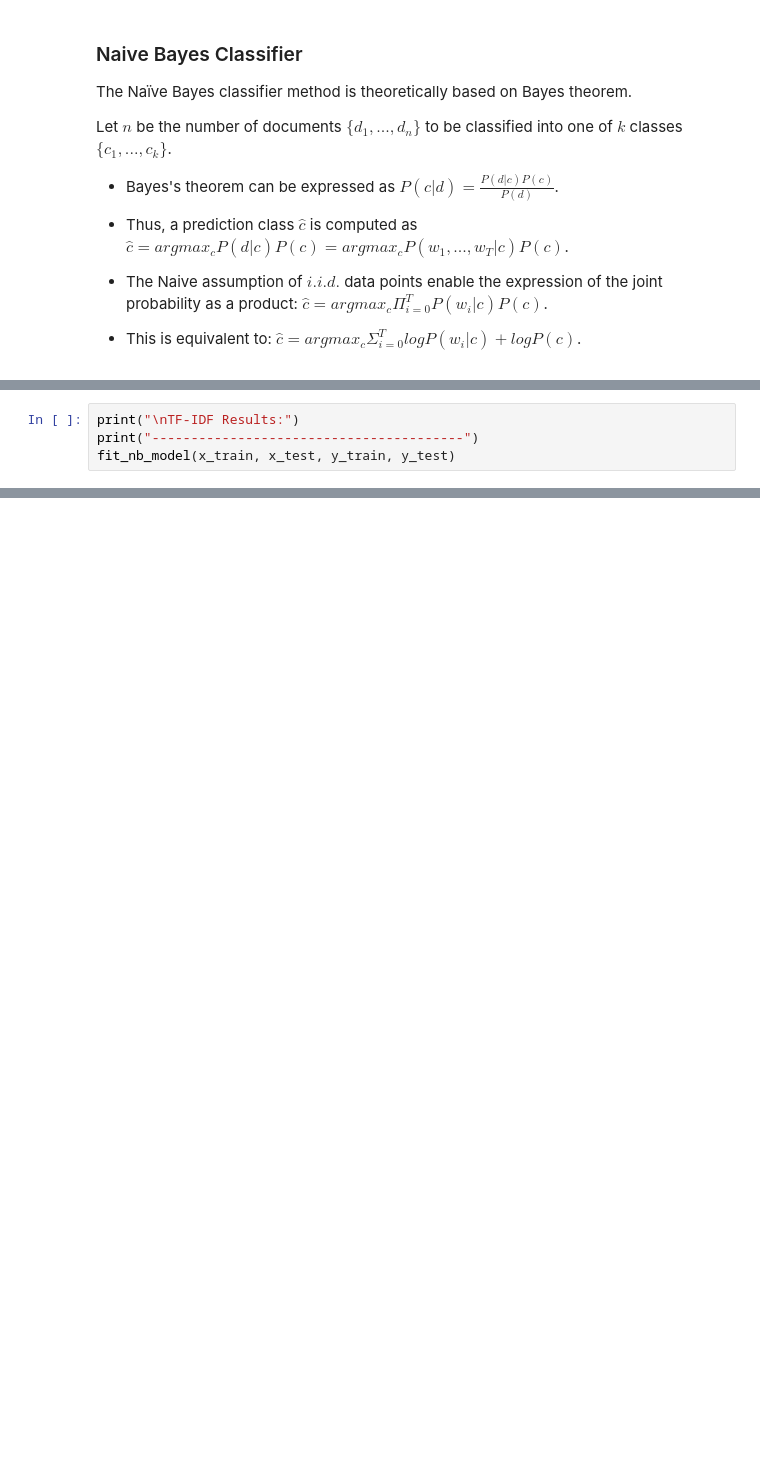
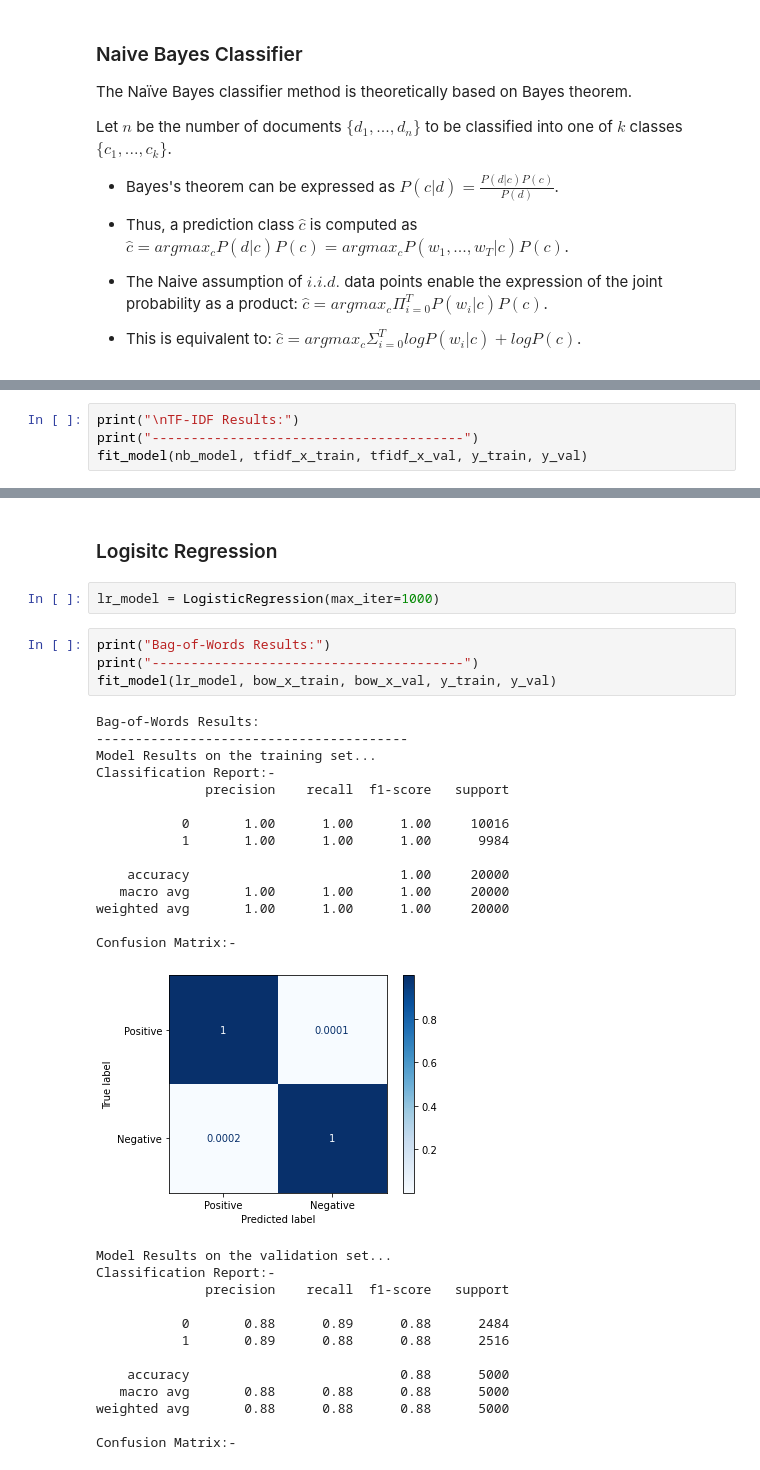
Before and after one commit to mike-ghaly/NLP, a Jupyter notebook: Language Tasks/Sentiment_Analysis.ipynb, the cells around one changed output, grey strips where cells are left out. Saved outputs shown, nothing was run; the diff lists cells and outputs as text; blank space fills up the shorter version.

```diff
--- a/Language Tasks/Sentiment_Analysis.ipynb
+++ b/Language Tasks/Sentiment_Analysis.ipynb
@@ -516,7 +536,7 @@ Confusion Matrix:-
 # %%
 print("\nTF-IDF Results:")
 print("----------------------------------------")
-fit_nb_model(x_train, x_test, y_train, y_test)
+fit_model(nb_model, tfidf_x_train, tfidf_x_val, y_train, y_val)
 # %% [output]
 TF-IDF Results:
 ----------------------------------------
@@ -548,0 +569,36 @@ Confusion Matrix:-
+# %% [markdown]
+### Logisitc Regression
+# %%
+lr_model = LogisticRegression(max_iter=1000)
+# %%
+print("Bag-of-Words Results:")
+print("----------------------------------------")
+fit_model(lr_model, bow_x_train, bow_x_val, y_train, y_val)
+# %% [output]
+Bag-of-Words Results:
+----------------------------------------
+Model Results on the training set...
+Classification Report:-
+              precision    recall  f1-score   support
+
+           0       1.00      1.00      1.00     10016
+           1       1.00      1.00      1.00      9984
+
+    accuracy                           1.00     20000
+   macro avg       1.00      1.00      1.00     20000
+weighted avg       1.00      1.00      1.00     20000
+
+Confusion Matrix:-
+[figure, added]
+Model Results on the validation set...
+Classification Report:-
+              precision    recall  f1-score   support
+
+           0       0.88      0.89      0.88      2484
+           1       0.89      0.88      0.88      2516
+
+    accuracy                           0.88      5000
+   macro avg       0.88      0.88      0.88      5000
+weighted avg       0.88      0.88      0.88      5000
+
+Confusion Matrix:-
```
Also changed, not shown: parts of 48 cells of this notebook.
